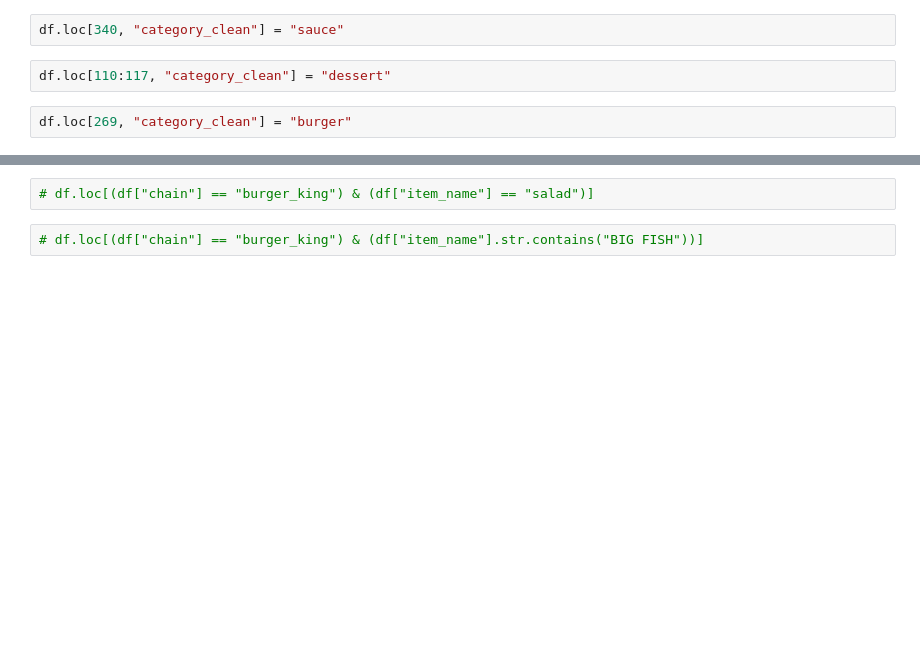
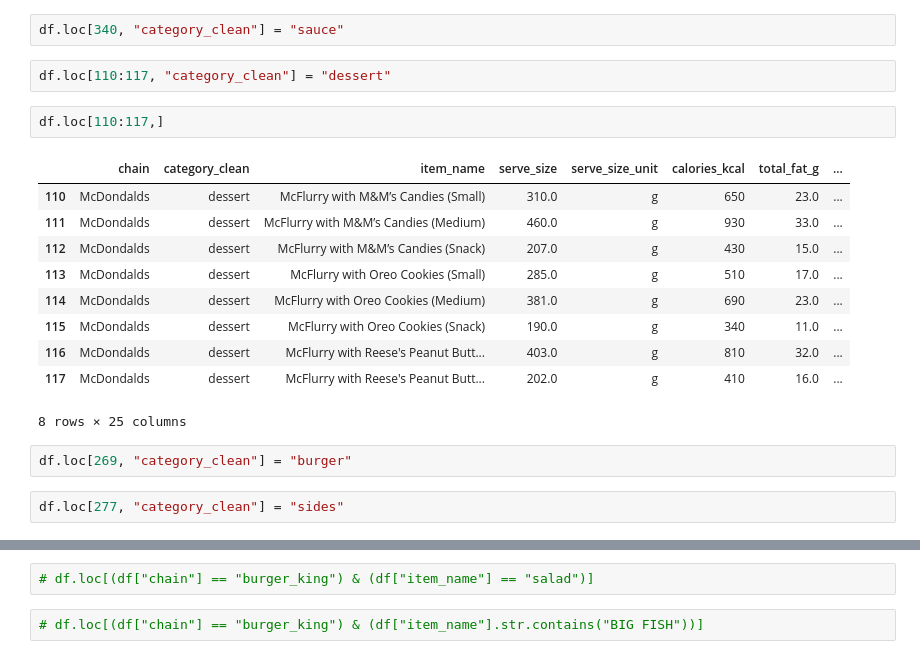
Before and after one commit to Magierteppich/project_fastfood_nutrition, a Jupyter notebook: 02_tian_wip/04. Category_clean_up.ipynb, the cells around one changed output, grey strips where cells are left out. Cells and saved outputs as stored; diff of their text form; blank space fills up the shorter version.

```diff
--- a/02_tian_wip/04. Category_clean_up.ipynb
+++ b/02_tian_wip/04. Category_clean_up.ipynb
@@ -104,8 +104,23 @@ df.loc[339, "category_clean"] = "sauce"
 df.loc[340, "category_clean"] = "sauce"
 # %%
 df.loc[110:117, "category_clean"] = "dessert"
+# %%
+df.loc[110:117,]
+# %% [output]
+|  | chain | category_clean | item_name | serve_size | serve_size_unit | calories_kcal | total_fat_g | ... |
+| 110 | McDondalds | dessert | McFlurry with M&M’s Candies (Small) | 310.0 | g | 650 | 23.0 | ... |
+| 111 | McDondalds | dessert | McFlurry with M&M’s Candies (Medium) | 460.0 | g | 930 | 33.0 | ... |
+| 112 | McDondalds | dessert | McFlurry with M&M’s Candies (Snack) | 207.0 | g | 430 | 15.0 | ... |
+| 113 | McDondalds | dessert | McFlurry with Oreo Cookies (Small) | 285.0 | g | 510 | 17.0 | ... |
+| 114 | McDondalds | dessert | McFlurry with Oreo Cookies (Medium) | 381.0 | g | 690 | 23.0 | ... |
+| 115 | McDondalds | dessert | McFlurry with Oreo Cookies (Snack) | 190.0 | g | 340 | 11.0 | ... |
+| 116 | McDondalds | dessert | McFlurry with Reese's Peanut Butt... | 403.0 | g | 810 | 32.0 | ... |
+| 117 | McDondalds | dessert | McFlurry with Reese's Peanut Butt... | 202.0 | g | 410 | 16.0 | ... |
+8 rows × 25 columns
 # %%
 df.loc[269, "category_clean"] = "burger"
+# %%
+df.loc[277, "category_clean"] = "sides"
 # %%
 df.loc[(df["chain"] == "burger_king") & (df["item_name"].str.contains("Nuggets"))]
 # %% [output]
```
Also changed, not shown: parts of 2 cells of this notebook, 7 other files.
